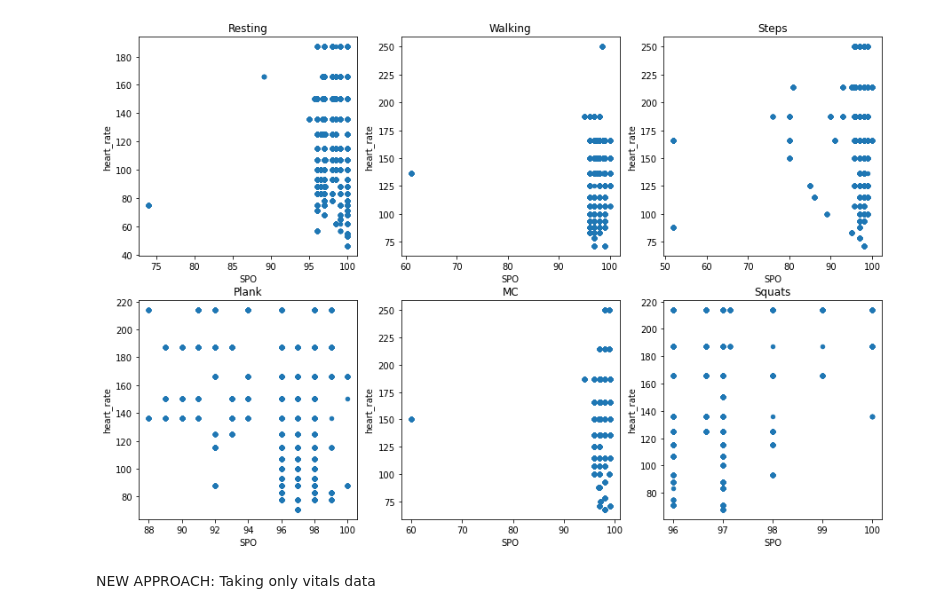
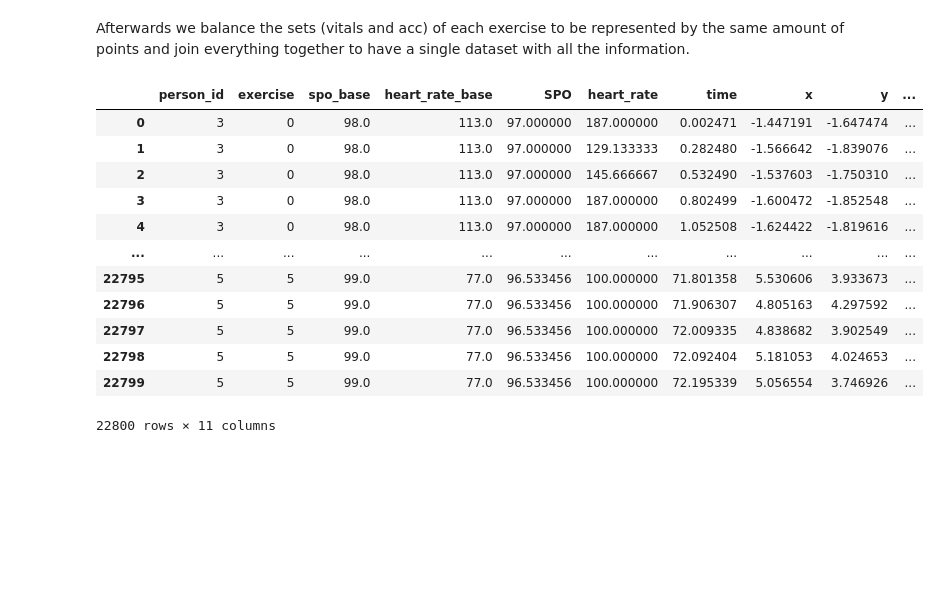
Before and after one commit to rushanmukherjee/Vitals-Classification-Data-Preparation, a Jupyter notebook: create_dataset/DS_data_group_18.ipynb, the cells around one changed output. Cells and saved outputs as stored; diff of their text form; code cells hidden in the pictures; blank space fills up the shorter version.

Commit message:
Update code: trainig and testing dataset

```diff
--- a/create_dataset/DS_data_group_18.ipynb
+++ b/create_dataset/DS_data_group_18.ipynb
@@ -204,0 +70,11 @@ data_set_group18
+# %%
+def reduce_dataset_v(n,df_v_list):
+    df_v_list_new= df_v_list.copy()
+    df_v_list_new = df_v_list_new.groupby(np.arange(len(df_v_list_new))// (len(df_v_list_new)/n)).mean()
+    df_v_list_new[['person_id', 'exercise']] = df_v_list_new[['person_id', 'exercise']].astype(int)
+    return df_v_list_new
+# %%
+def reduce_dataset_a(df_a_list, n):
+    df_a_list_new= df_a_list.copy()
+    df_a_list_new = df_a_list_new.groupby(np.arange(len(df_a_list_new))// (len(df_a_list_new)/n)).first()
+    return df_a_list_new
@@ -204,0 +285,9 @@ data_set_group18
+# %%
+# Remove outliers with Standard Deviation Method
+sd = 2
+sd_data_set_v_0 = remove_outliers_sd(data_set_v_0,sd)
+sd_data_set_v_1 = remove_outliers_sd(data_set_v_1,sd)
+sd_data_set_v_2 = remove_outliers_sd(data_set_v_2,sd)
+sd_data_set_v_3 = remove_outliers_sd(data_set_v_3,sd)
+sd_data_set_v_4 = remove_outliers_sd(data_set_v_4,sd)
+sd_data_set_v_5 = remove_outliers_sd(data_set_v_5,sd)
@@ -205,9 +339,43 @@ data_set_group18
+# %% [markdown]
+Afterwards we balance the sets (vitals and acc) of each exercise to be represented by the same amount of points and join everything together to have a single dataset with all the information.
+# %%
+#balance datasets of each exercise
+m=3800
+bal_set_v_0 = reduce_dataset_v(m, sd_data_set_v_0)
+bal_set_v_1 = reduce_dataset_v(m, sd_data_set_v_1)
+bal_set_v_2 = reduce_dataset_v(m, sd_data_set_v_2)
+bal_set_v_3 = reduce_dataset_v(m, sd_data_set_v_3)
+bal_set_v_4 = reduce_dataset_v(m, sd_data_set_v_4)
+bal_set_v_5 = reduce_dataset_v(m, sd_data_set_v_5)
+
+# Re-sample acc files to match size of vital files
+bal_set_a_0 = reduce_dataset_a(data_set_a_0, m)
+bal_set_a_1 = reduce_dataset_a(data_set_a_1, m)
+bal_set_a_2 = reduce_dataset_a(data_set_a_2, m)
+bal_set_a_3 = reduce_dataset_a(data_set_a_3, m)
+bal_set_a_4 = reduce_dataset_a(data_set_a_4, m)
+bal_set_a_5 = reduce_dataset_a(data_set_a_5, m)
+# %%
+# Join everything in a single dataset
+df_v= []
+df_a= []
+df_v = bal_set_v_0.append([bal_set_v_1, bal_set_v_2, bal_set_v_3, bal_set_v_4, bal_set_v_5]).reset_index(drop=True)
+df_a = bal_set_a_0.append([bal_set_a_1, bal_set_a_2, bal_set_a_3, bal_set_a_4, bal_set_a_5]).reset_index(drop=True)
+data_set_group18 = pd.concat([df_v, df_a],axis=1)
+data_set_group18
+# %% [output]
+|  | person_id | exercise | spo_base | heart_rate_base | SPO | heart_rate | time | x | y | ... |
+| 0 | 3 | 0 | 98.0 | 113.0 | 97.000000 | 187.000000 | 0.002471 | -1.447191 | -1.647474 | ... |
+| 1 | 3 | 0 | 98.0 | 113.0 | 97.000000 | 129.133333 | 0.282480 | -1.566642 | -1.839076 | ... |
+| 2 | 3 | 0 | 98.0 | 113.0 | 97.000000 | 145.666667 | 0.532490 | -1.537603 | -1.750310 | ... |
+| 3 | 3 | 0 | 98.0 | 113.0 | 97.000000 | 187.000000 | 0.802499 | -1.600472 | -1.852548 | ... |
+| 4 | 3 | 0 | 98.0 | 113.0 | 97.000000 | 187.000000 | 1.052508 | -1.624422 | -1.819616 | ... |
+| ... | ... | ... | ... | ... | ... | ... | ... | ... | ... | ... |
+| 22795 | 5 | 5 | 99.0 | 77.0 | 96.533456 | 100.000000 | 71.801358 | 5.530606 | 3.933673 | ... |
+| 22796 | 5 | 5 | 99.0 | 77.0 | 96.533456 | 100.000000 | 71.906307 | 4.805163 | 4.297592 | ... |
+| 22797 | 5 | 5 | 99.0 | 77.0 | 96.533456 | 100.000000 | 72.009335 | 4.838682 | 3.902549 | ... |
+| 22798 | 5 | 5 | 99.0 | 77.0 | 96.533456 | 100.000000 | 72.092404 | 5.181053 | 4.024653 | ... |
+| 22799 | 5 | 5 | 99.0 | 77.0 | 96.533456 | 100.000000 | 72.195339 | 5.056554 | 3.746926 | ... |
+22800 rows × 11 columns
 # %%
 data_set_group18.to_csv('data_set_group18.csv', sep=',')
-# %%
-sub_plots(data_set_v_0, data_set_v_1, data_set_v_2, data_set_v_3, data_set_v_4, data_set_v_5)
-# %% [output]
-[figure, removed]
-# %% [markdown]
-NEW APPROACH:
-Taking only vitals data
```
Also changed, not shown: parts of 63 cells of this notebook.
